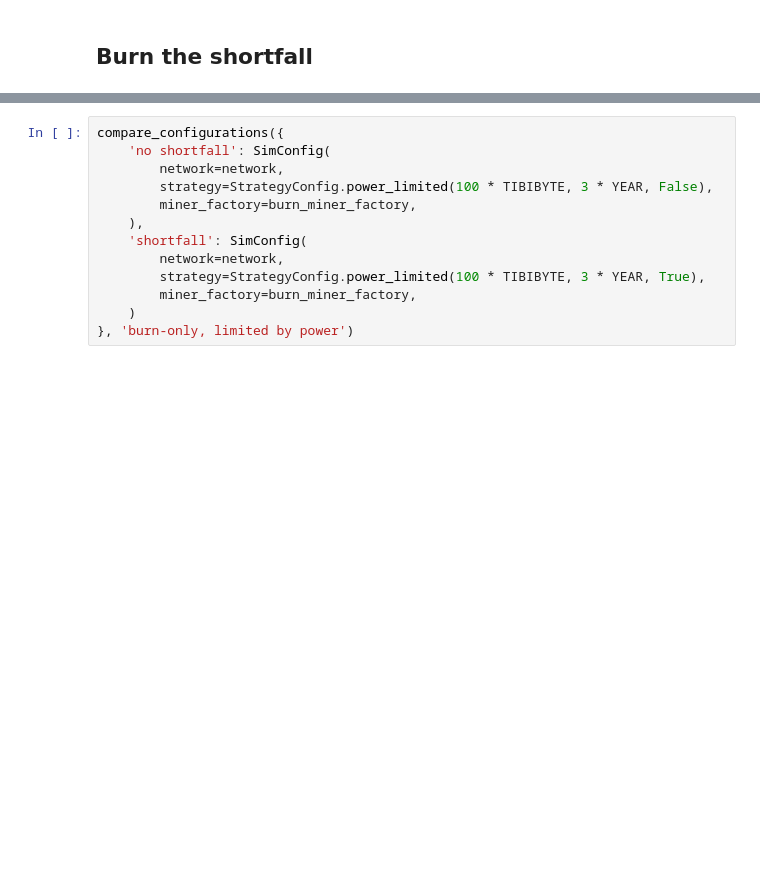
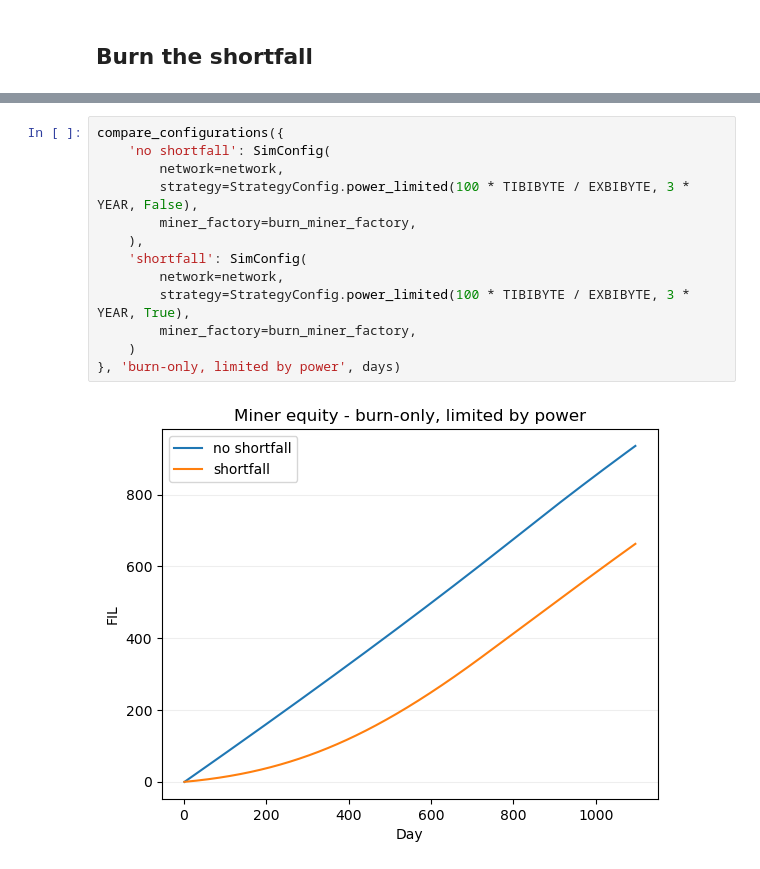
Before and after one commit to kkarrancsu/shortfall, a Jupyter notebook: explore_byday.ipynb, the cells around one changed output, grey strips where cells are left out. Drawn from its saved outputs; the diff is of its cells as text; blank space fills up the shorter version.

```diff
--- a/explore_byday.ipynb
+++ b/explore_byday.ipynb
@@ -179,13 +183,15 @@ compare_configurations({
 # %%
 compare_configurations({
     'no shortfall': SimConfig(
         network=network,
-        strategy=StrategyConfig.power_limited(100 * TIBIBYTE, 3 * YEAR, False),
+        strategy=StrategyConfig.power_limited(100 * TIBIBYTE / EXBIBYTE, 3 * YEAR, False),
         miner_factory=burn_miner_factory,
     ),
     'shortfall': SimConfig(
         network=network,
-        strategy=StrategyConfig.power_limited(100 * TIBIBYTE, 3 * YEAR, True),
+        strategy=StrategyConfig.power_limited(100 * TIBIBYTE / EXBIBYTE, 3 * YEAR, True),
         miner_factory=burn_miner_factory,
     )
-}, 'burn-only, limited by power')
+}, 'burn-only, limited by power', days)
+# %% [output]
+[figure, added]
```
Also changed, not shown: parts of 11 cells of this notebook, 6 other files.
